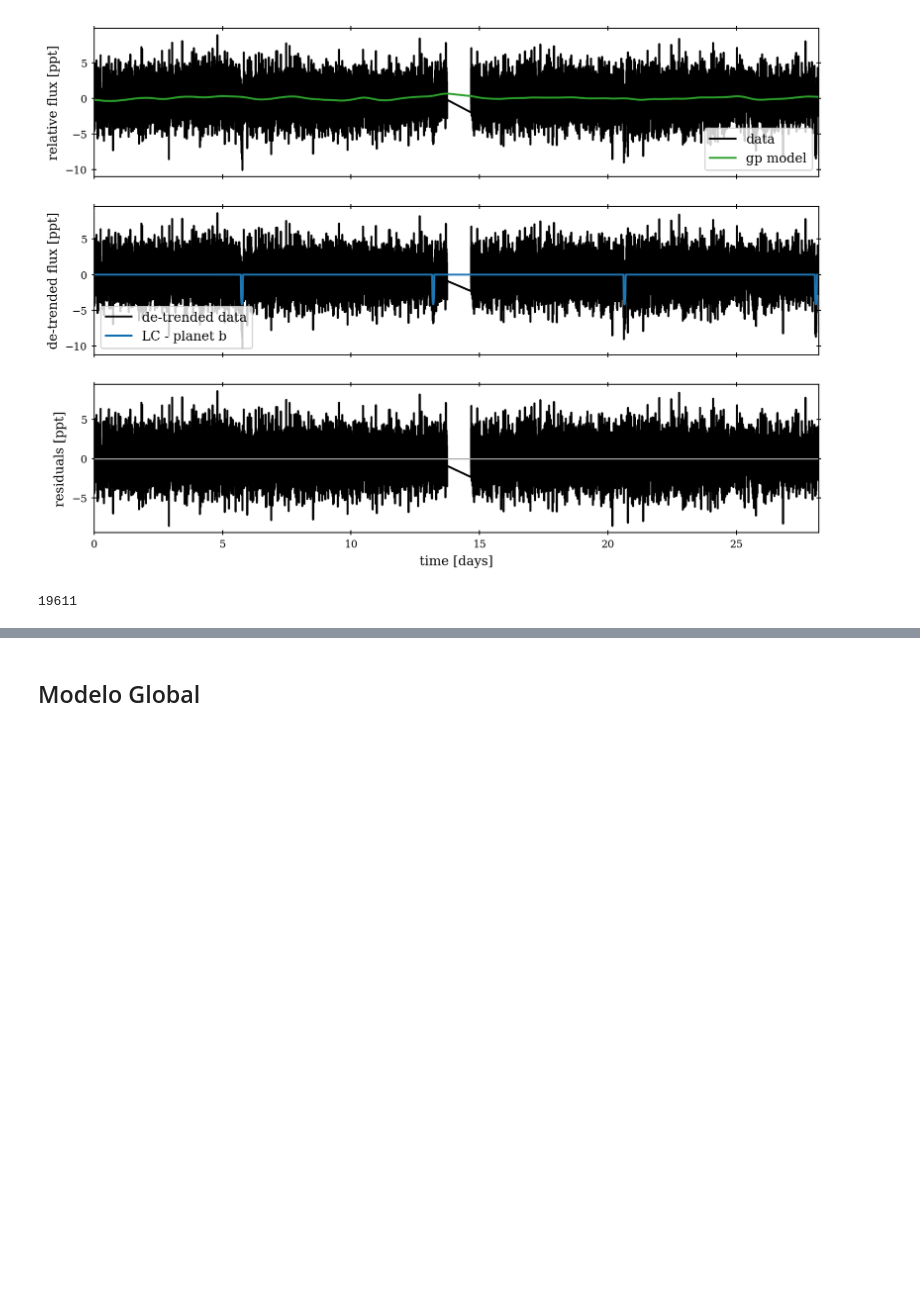
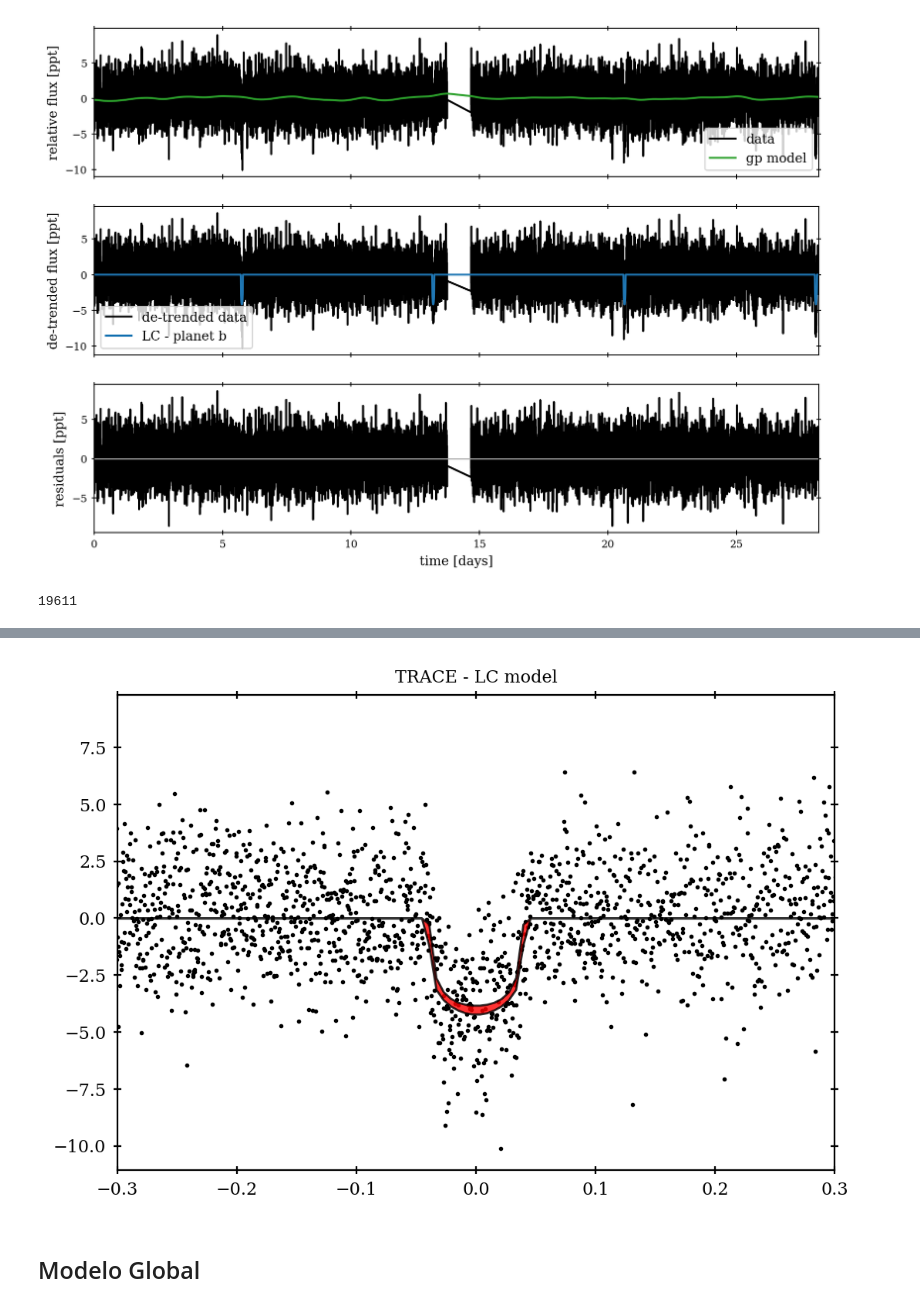
Before and after one commit to juanserrano90/paper-tois4438-442, a Jupyter notebook: code/globalfit_toi4438.ipynb, the cells around one changed output, grey strips where cells are left out. Drawn from its saved outputs; the diff is of its cells as text; code cells hidden in the pictures; blank space fills up the shorter version.

```diff
--- a/code/globalfit_toi4438.ipynb
+++ b/code/globalfit_toi4438.ipynb
@@ -689,3 +699,21 @@ plt.scatter((x-map_soln["t0"]) % map_soln["P"] - 0.5*map_soln["P"], y, c='k', s=
+# %%
+flat_samps = trace.posterior.stack(sample=("chain", "draw"))
+per = np.median(flat_samps["P"])
+tcero = np.median(flat_samps["t0"])
+mean_ = np.median(flat_samps["mean"])
+pred = np.percentile(flat_samps["lc_pred"], [16, 50, 84], axis=-1)
+# %%
+fig, ax = plt.subplots()
+
+fold = (x-tcero+0.5*per)%per - 0.5*per
+ax.plot(fold, y-mean_, ".k", markersize=2, label="data", zorder=-1000)
+art = ax.fill_between(phase_lc, pred[0], pred[2], color="r", alpha=0.8)
+art.set_edgecolor("k")
+plt.xlim(-0.3, 0.3)
+plt.title("TRACE - LC model")
+plt.show()
+# %% [output]
+[figure, added]
 # %% [markdown]
 ## Modelo Global
 # %%
```
Also changed, not shown: parts of 8 cells of this notebook, 1 other file.
